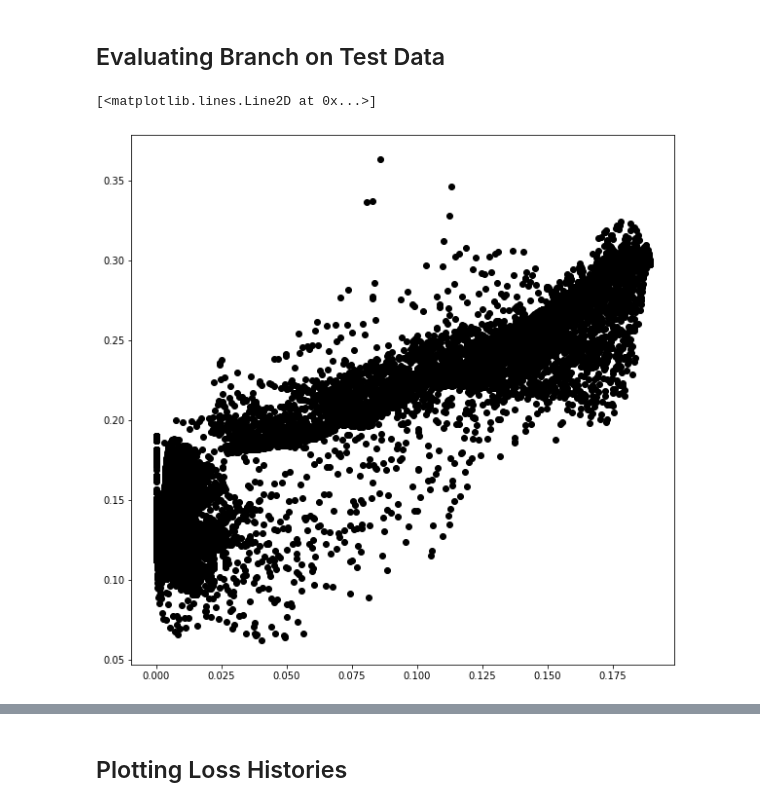
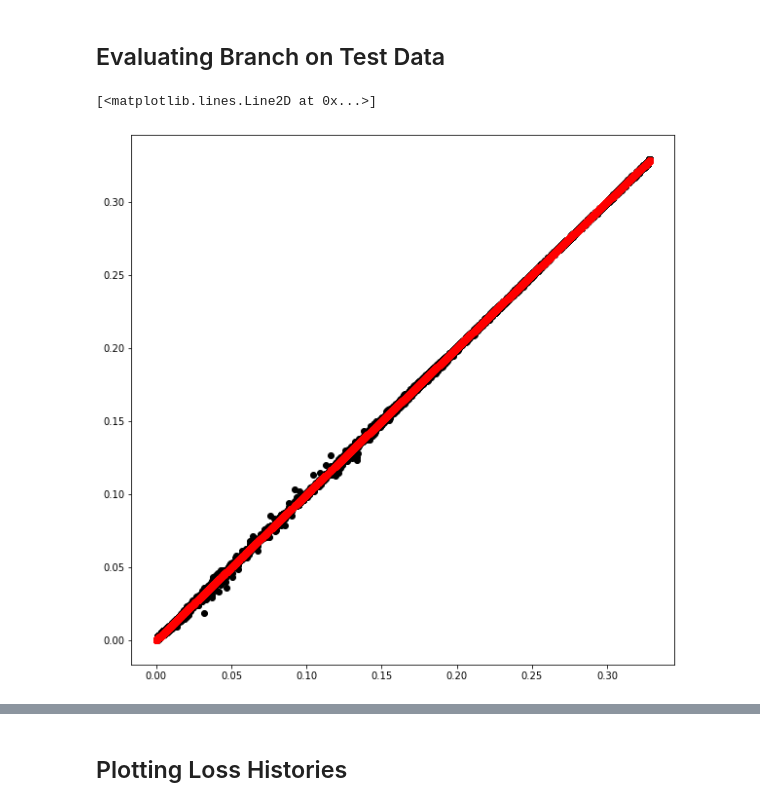
Before and after one commit to sandialabs/romnet, a Jupyter notebook: scripts/postprocessing/0DReactor/Decoder/Predict_FNN.ipynb, the cells around one changed output, grey strips where cells are left out. Saved outputs shown, nothing was run; the diff lists cells and outputs as text; code cells hidden in the pictures.

```diff
--- a/scripts/postprocessing/0DReactor/Decoder/Predict_FNN.ipynb
+++ b/scripts/postprocessing/0DReactor/Decoder/Predict_FNN.ipynb
@@ -44,10 +44,10 @@ Missing colon in file PosixPath('/Users/sventur/.matplotlib/stylelib/paper_2colu
 # %% [markdown]
 ## Defining Input Data
 # %%
-NVarsRed        = 10
-n_ics           = 1000
+NVarsRed        = 20
+n_ics           = 500
 
-path_to_run_fld = os.path.join(WORKSPACE_PATH, 'ROMNet/0DReact_Isobaric_1000Cases_CH4_Decoder/FNN/Run_1/')
+path_to_run_fld = os.path.join(WORKSPACE_PATH, 'ROMNet/0DReact_Isobaric_500Cases_CH4_Decoder_/FNN/Run_11/')
 FigDir          = None #os.path.join(WORKSPACE_PATH, '../Desktop/Paper_Figures_DeepONet_TEMP/')
 
 LineVec         = ['-',':','--','.-']*10
@@ -126,34 +126,37 @@ ToOrig_Mask = pd.read_csv(FileName, delimiter=',', header=None).to_numpy(int)[:,
 # %% [markdown]
 ## Evaluating Branch on Test Data
 # %%
-Vars       = []
+FileName        = InputData.path_to_data_fld+'/../../CleanVars_NotToRed.csv'
+input_vars_not  = list(pd.read_csv(FileName, delimiter=',', header=None).to_numpy()[0,:])
+input_vars_     = []
 for iVars in range(1,NVarsRed+1):
-    Vars.append('PC_'+str(iVars))
-input_vars = Vars
+    input_vars_.append('PC_'+str(iVars))
+input_vars      = input_vars_not + input_vars_
 
-output_vars    = InputData.output_vars
+output_vars     = InputData.output_vars
 # %%
 FileName     = InputData.path_to_data_fld+'/valid/pts/Input.csv'
 input_data   = pd.read_csv(FileName)[input_vars]
+input_data_  = pd.read_csv(FileName)[input_vars_]
 
 FileName     = InputData.path_to_data_fld+'/valid/pts/Output.csv'
 output_data  = pd.read_csv(FileName)[output_vars]
 # %%
 yMat         = model.predict(input_data)
 
-#yMat_PCA     = input_data.to_numpy().dot(A) * D[:,0] + C[:,0]
+yMat_PCA     = input_data_.to_numpy().dot(A) * D[:,0] + C[:,0]
 # %%
-SoI          = 'CH4'
+SoI          = 'CO'
 iS           = list(output_vars).index(SoI)
 
 plt.figure(figsize=(10,10))
 plt.plot(output_data[SoI], yMat[:,iS], 'ko')
-#plt.plot(output_data[SoI], yMat_PCA[:,iS+1], 'ro')
+plt.plot(output_data[SoI], yMat_PCA[:,iS], 'ro')
 #plt.plot(10**(output_data[SoI]-20), 10**(yMat[:,iS]-20), 'ko')
 
 
 
 #plt.plot([yMat[:,iS].min()-0.1, yMat[:,iS].max()*1.5],[yMat[:,iS].min()-0.1, yMat[:,iS].max()*1.5], 'k-')
 # %% [output]
 [<matplotlib.lines.Line2D at 0x...>]
-[figure, old version]
+[figure, new version]
```
Also changed, not shown: parts of 12 cells of this notebook, 3 other files.
